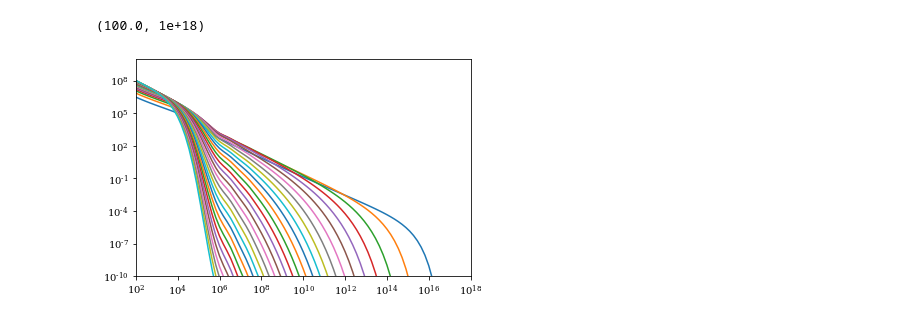
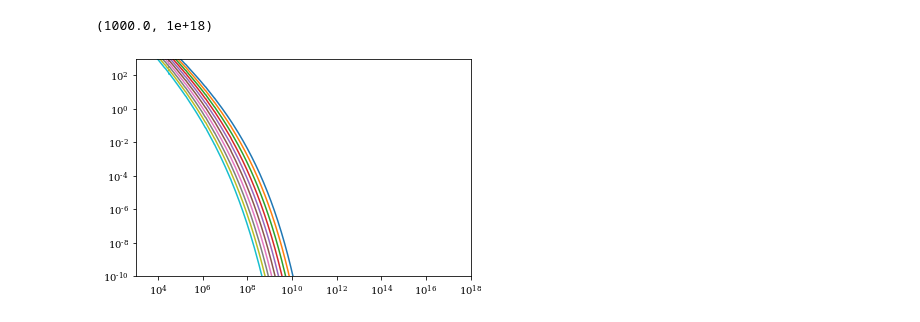
Before and after one commit to antoninvapa/Masters-Project, a Jupyter notebook: PressSchechter.ipynb, the cells around one changed output. Cells and saved outputs as stored; diff of their text form; code cells hidden in the pictures.

```diff
--- a/PressSchechter.ipynb
+++ b/PressSchechter.ipynb
@@ -284,6 +309,8 @@ class HaloMassFunction:
 
         self.Delta_c = Growth.Delta_c
 
+        self.S = self.overden.S
+
         self.dndms=np.empty(3, dtype=object)
 
         for i in range(3):
@@ -299,16 +326,18 @@ class HaloMassFunction:
         #This is rho_c in units of h^-1 M_sun (Mpc/h)^-3
         rho_0 = self.overden.rho_0 #self.overden.omega_matter_of_z(self.overden.redshift)
 
-        dlogsigma, sigma = self.logderivative(m, self.interpolates[0])
+        dlogsigma, sigma = self.logderivative(m, self.interpolates[1])
         mass_func = self.press_schechter_z(sigma, z)
 
-        return np.abs(dlogsigma)*mass_func/m*rho_0
+        IMF = np.abs(dlogsigma)*mass_func/m*rho_0
+
+        return IMF
 
 
 
     def logderivative(self, M, interpolate):
-        sigma = interpolate(np.log10(M))
-        sigma_plus = interpolate(1.1*np.log10(M))
+        sigma = self.S(M)
+        sigma_plus = self.S(M**1.1)
         return (np.log(sigma_plus*sigma_plus)-np.log(sigma*sigma))/np.log(0.1*M), sigma
 
 
@@ -360,20 +389,18 @@ class HaloMassFunction:
         c = 1.210
         return A*( np.power(b / sigma, 1.0*a) + 1)*np.exp(-1.0*c / sigma / sigma )
 # %%
+M=np.logspace(3, 16, 1000)
 HM = HaloMassFunction(0)
-
-M = np.logspace(2, 20, 100)
-for i in range(30):
-    I = HM.IMF(M, 2*i)
-    plt.plot(M, I)
-
+for i in range(20, 30):
+    IMF =HM.IMF(M, i)
+    plt.plot(M, IMF)
 plt.xscale('log')
 plt.yscale('log')
-plt.ylim(1e-10,1e10)
-plt.xlim(1e2,1e18)
+plt.ylim(1e-10,1e3)
+plt.xlim(1e3,1e18)
 # %% [output]
-(100.0, 1e+18)
+(1000.0, 1e+18)
-[figure, old version]
+[figure, new version]
 # %%
 class MergerRate:
     def __init__(self, redshift, redshift_lim = (0, 12), M_1=5e13, omega_m=0.27, omega_l=0.73, h=0.73, ns=0.95, sigma8=0.8, Nbins=50, logmass_lim=(6, 20)):
```
Also changed, not shown: parts of 2 cells of this notebook, 2 other files.
